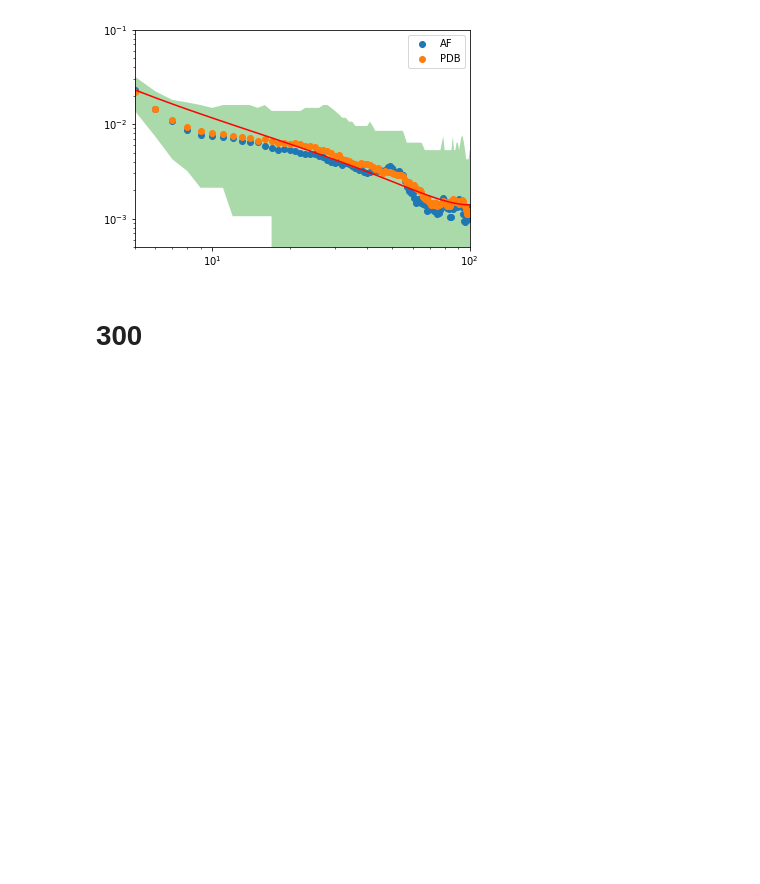
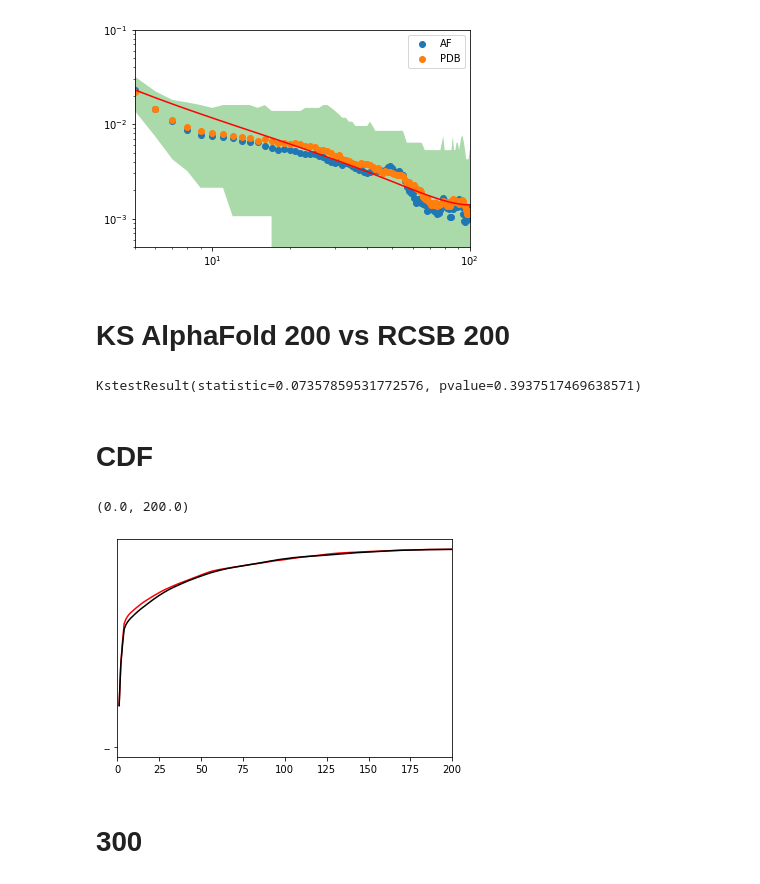
Before and after one commit to meyresearch/amino_acid_distance_distributions, a Jupyter notebook: scripts/fitting.ipynb, the cells around one changed output. Drawn from its saved outputs; the diff is of its cells as text; code cells hidden in the pictures; blank space fills up the shorter version.

```diff
--- a/scripts/fitting.ipynb
+++ b/scripts/fitting.ipynb
@@ -291,6 +295,24 @@ plt.ylim(0.0005, 0.1)
 # %% [output]
 (0.0005, 0.1)
 [figure]
+# %% [markdown]
+# KS AlphaFold 200 vs RCSB 200
+# %%
+ks = scipy.stats.ks_2samp(norm_200, af_norm_200, alternative="two-sided", mode="auto")
+ks
+# %% [output]
+KstestResult(statistic=0.07357859531772576, pvalue=0.3937517469638571)
+# %% [markdown]
+# CDF
+# %%
+af_cdf_200 = np.cumsum(af_norm_200)
+cdf_200 = np.cumsum(norm_200)
+plt.plot(af_x, af_cdf_200, "r", "--")
+plt.plot(x_200, cdf_200, "k")
+plt.xlim(0,200)
+# %% [output]
+(0.0, 200.0)
+[figure, added]
 # %% [markdown]
 # 300
 # %%
```
Also changed, not shown: parts of 10 cells of this notebook.
